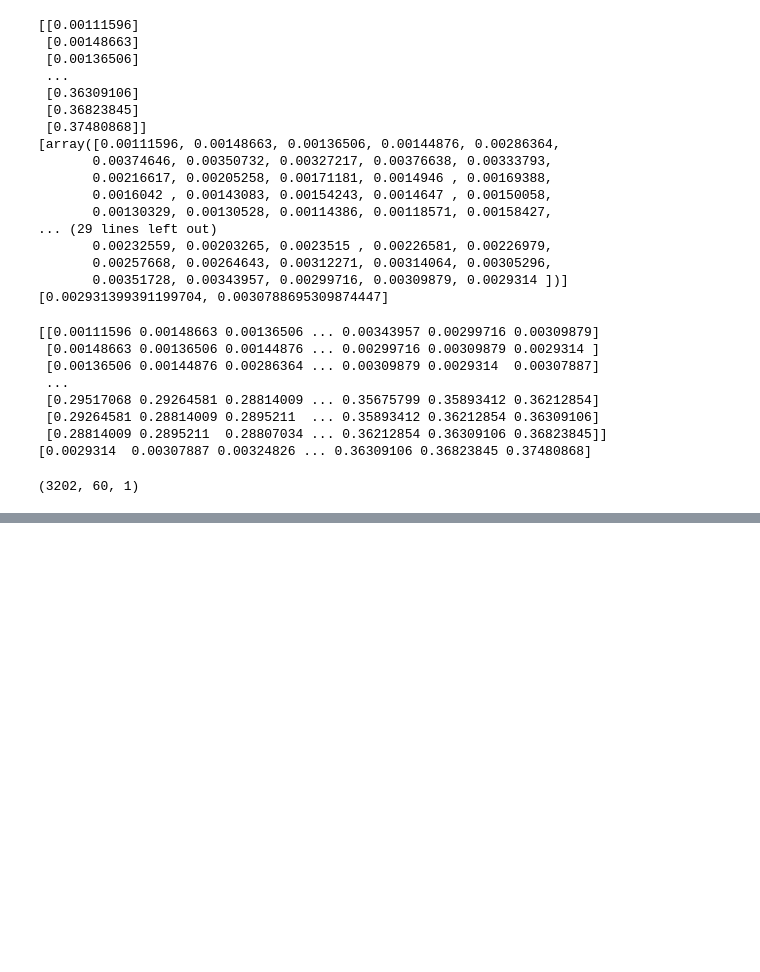
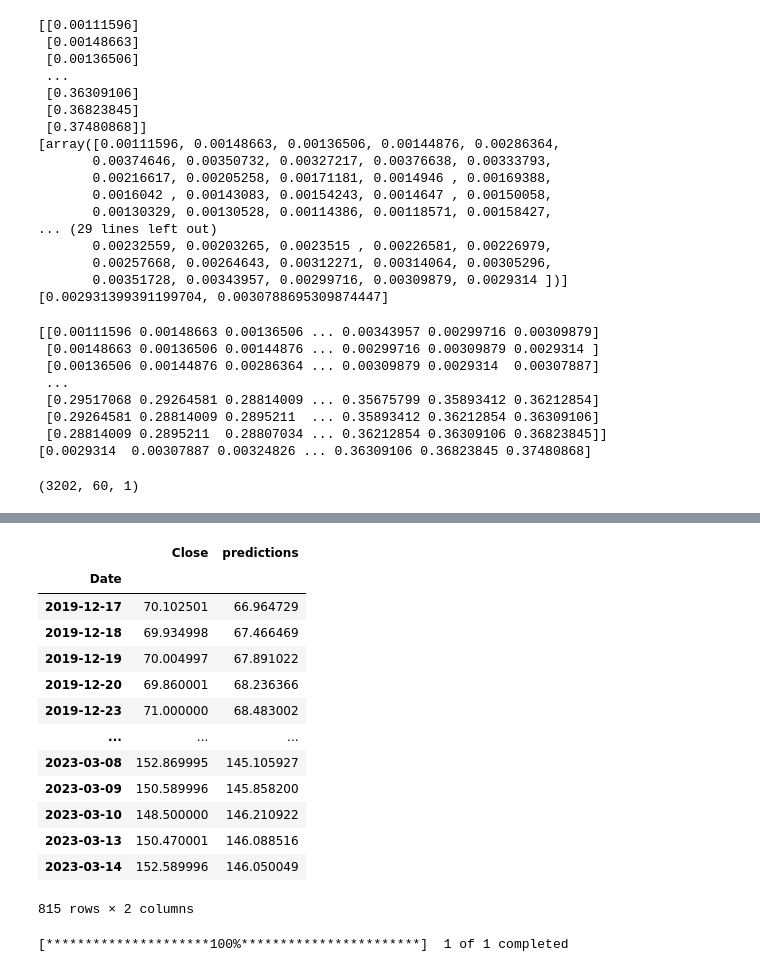
Before and after one commit to anandmpandit/LSTM_Example, a Jupyter notebook: LSTM_Example.ipynb, the cells around one changed output, grey strips where cells are left out. Cells and saved outputs as stored; diff of their text form; code cells hidden in the pictures; blank space fills up the shorter version.

```diff
--- a/LSTM_Example.ipynb
+++ b/LSTM_Example.ipynb
@@ -276,0 +292,29 @@ See the caveats in the documentation: https://pandas.pydata.org/pandas-docs/stab
+# %%
+#Show valid(Actual) and predicted stock prices
+valid
+# %% [output]
+|  | Close | predictions |
+| Date |  |  |
+| 2019-12-17 | 70.102501 | 66.964729 |
+| 2019-12-18 | 69.934998 | 67.466469 |
+| 2019-12-19 | 70.004997 | 67.891022 |
+| 2019-12-20 | 69.860001 | 68.236366 |
+| 2019-12-23 | 71.000000 | 68.483002 |
+| ... | ... | ... |
+| 2023-03-08 | 152.869995 | 145.105927 |
+| 2023-03-09 | 150.589996 | 145.858200 |
+| 2023-03-10 | 148.500000 | 146.210922 |
+| 2023-03-13 | 150.470001 | 146.088516 |
+| 2023-03-14 | 152.589996 | 146.050049 |
+815 rows × 2 columns
+# %%
+#Get the quote
+apple_quote = yf.download('AAPL',start='2007-01-01', end='2023-03-15')
+#Create new data frame
+new_df = apple_quote.filter(['Close'])
+#Get the last 60 days closing price values and convert them into array
+last_60_days = new_df[-60:].values
+#Scale the data to be values between 0 and 1
+last_60_days_scaled = scaler.transform(last_60_days)
+# %% [output]
+[*********************100%***********************]  1 of 1 completed
```
Also changed, not shown: parts of 16 cells of this notebook.
